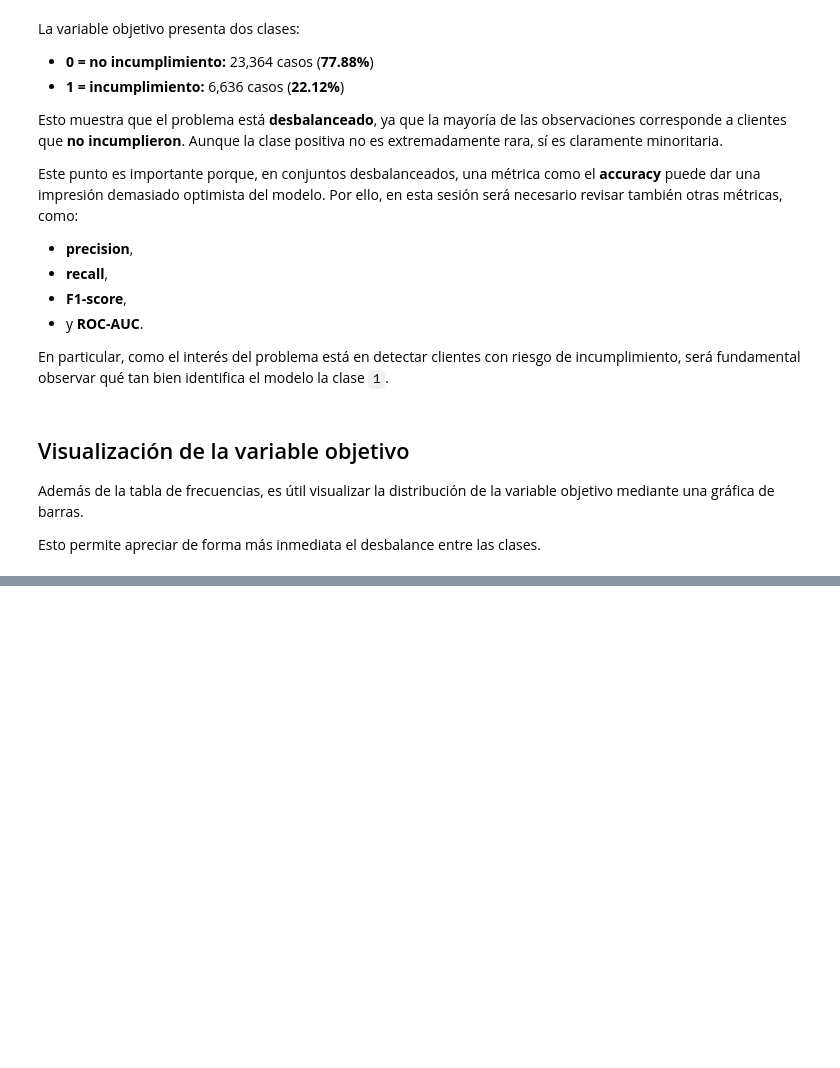
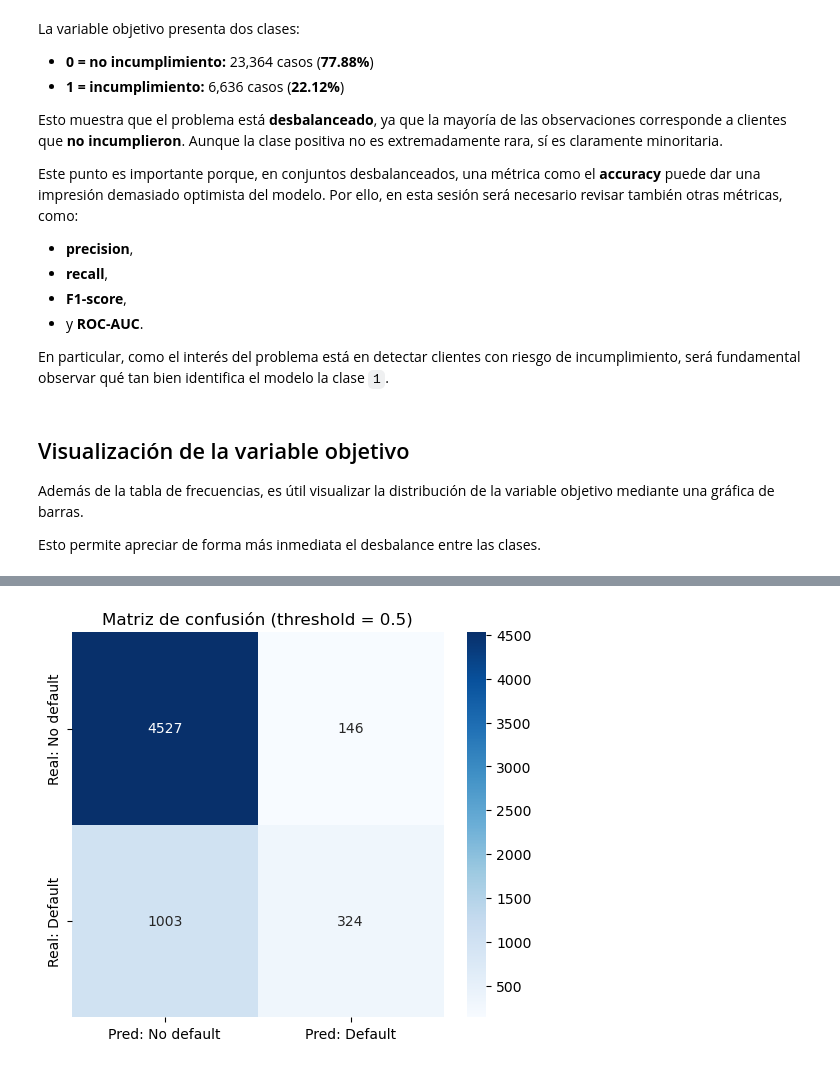
Before and after one commit to DanyQJ/Servicio_social, a Jupyter notebook: notebooks/008_modelo_analisis_del_umbral.ipynb, the cells around one changed output, grey strips where cells are left out. Drawn from its saved outputs; the diff is of its cells as text; code cells hidden in the pictures; blank space fills up the shorter version.

Commit message:
se termino la libreta de modelo analisis umbral

```diff
--- a/notebooks/008_modelo_analisis_del_umbral.ipynb
+++ b/notebooks/008_modelo_analisis_del_umbral.ipynb
@@ -182,0 +384,9 @@ plt.show()
+# %%
+log_reg = Pipeline(steps=[
+    ("preprocessor", preprocessor),
+    ("model", LogisticRegression(max_iter=2000, random_state=42))
+])
+
+log_reg.fit(X_train, y_train)
+
+print("Modelo entrenado correctamente.")
@@ -182,0 +407,9 @@ plt.show()
+# %%
+y_proba = log_reg.predict_proba(X_test)[:, 1]
+y_pred_05 = (y_proba >= 0.5).astype(int)
+
+print("Primeras 10 probabilidades predichas:")
+print(y_proba[:10])
+
+print("\nPrimeras 10 clases predichas con threshold = 0.5:")
+print(y_pred_05[:10])
@@ -182,0 +488,9 @@ plt.show()
+# %%
+cm_05 = confusion_matrix(y_test, y_pred_05)
+cm_05_df = pd.DataFrame(
+    cm_05,
+    index=["Real: No default", "Real: Default"],
+    columns=["Pred: No default", "Pred: Default"]
+)
+
+cm_05_df
@@ -182,0 +521,7 @@ plt.show()
+# %%
+plt.figure(figsize=(6, 5))
+sns.heatmap(cm_05_df, annot=True, fmt="d", cmap="Blues")
+plt.title("Matriz de confusión (threshold = 0.5)")
+plt.show()
+# %% [output]
+[figure, added]
```
Also changed, not shown: parts of 39 cells of this notebook.
